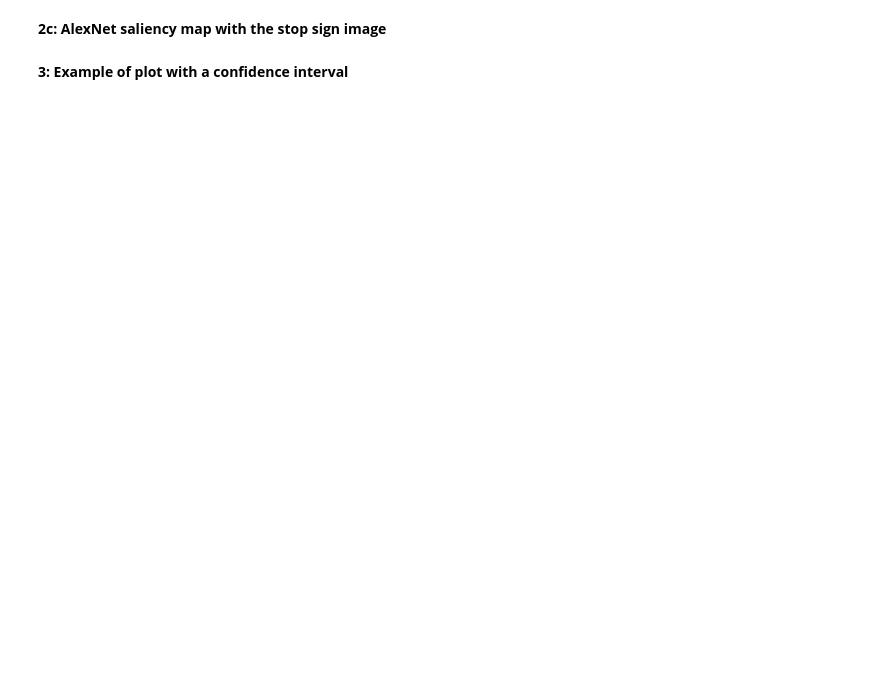
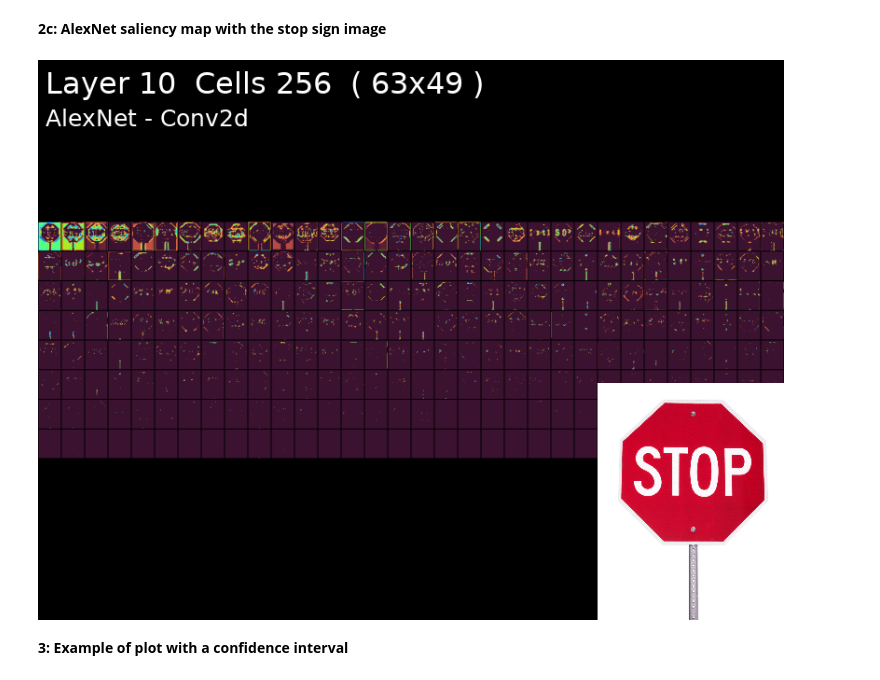
Before and after one commit to aitechroberts/trustworthy_ai, a Jupyter notebook: CMU_24784_S2024_P1_Students.ipynb, the cells around one changed output. Cells and saved outputs as stored; diff of their text form; code cells hidden in the pictures; blank space fills up the shorter version.

```diff
--- a/CMU_24784_S2024_P1_Students.ipynb
+++ b/CMU_24784_S2024_P1_Students.ipynb
@@ -297,16 +311,18 @@ layer = model.features[layer_idx] # select the 1st conv layer
 # %%
 # REPLACE THE THREE DOTS WITH YOUR OWN CODE
 
 # load FeatureExtractor
 from MapExtrackt import FeatureExtractor
 
-layer_idx = ... #define the layer index
+layer_idx = 10 #define the layer index
 
 fe = FeatureExtractor(model)
 
 fe.set_image(stop_sign_path) # stop_sign_path is the path to the stop sign image
 
 fe.display_from_map(layer_no=layer_idx)
+# %% [output]
+[figure, added]
 # %% [markdown]
 **3: Example of plot with a confidence interval**
 # %%
```
Also changed, not shown: parts of 19 cells of this notebook.
